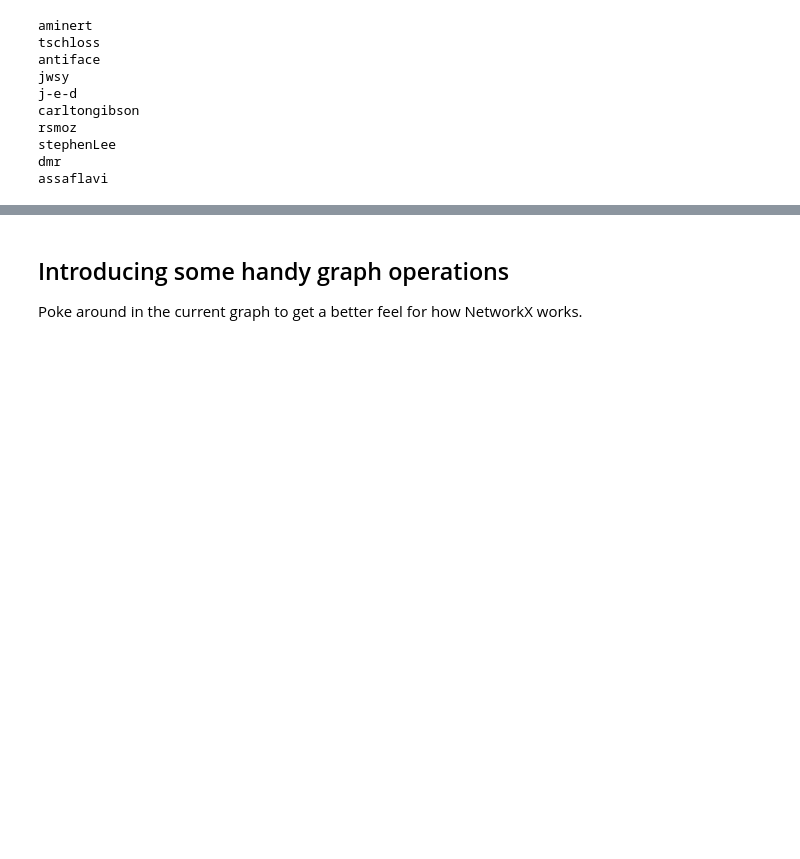
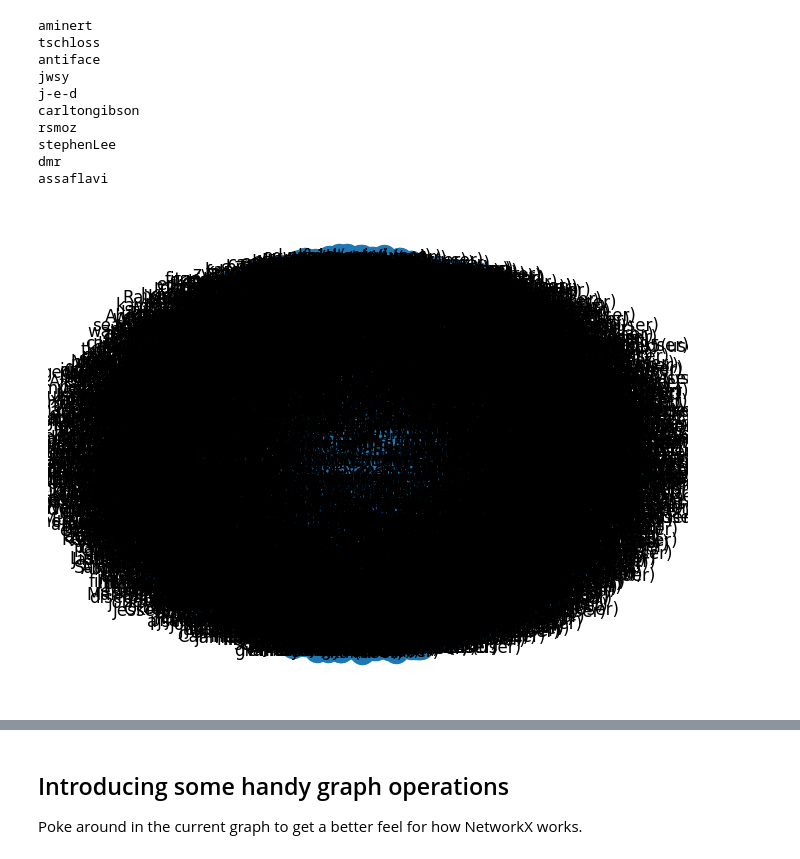
Before and after one commit to Lemito66/Maestria, a Jupyter notebook: Big Data/lab4_MiningGitHub.ipynb, the cells around one changed output, grey strips where cells are left out. Cells and saved outputs as stored; diff of their text form; code cells hidden in the pictures; blank space fills up the shorter version.

```diff
--- a/Big Data/lab4_MiningGitHub.ipynb
+++ b/Big Data/lab4_MiningGitHub.ipynb
@@ -293,6 +305,10 @@ for sg in stargazers:
 repo.name
 # %% [output]
 'Mining-the-Social-Web-2nd-Edition'
+# %%
+for sg in stargazers:
+    g.add_node(sg.login + '(user)', type='user')
+    g.add_edge(repo.name + '(repo)', sg.login + '(user)', type='gazes')
 # %%
 for sg in stargazers[:10]:
     print(sg.login)
@@ -307,6 +323,10 @@ rsmoz
 stephenLee
 dmr
 assaflavi
+# %%
+nx.draw(g, with_labels=True)
+# %% [output]
+[figure, added]
 # %%
 #Existe el siguiente nodo?
 print(g._node['ptwobrussell(user)'])
```
Also changed, not shown: parts of 9 cells of this notebook.
